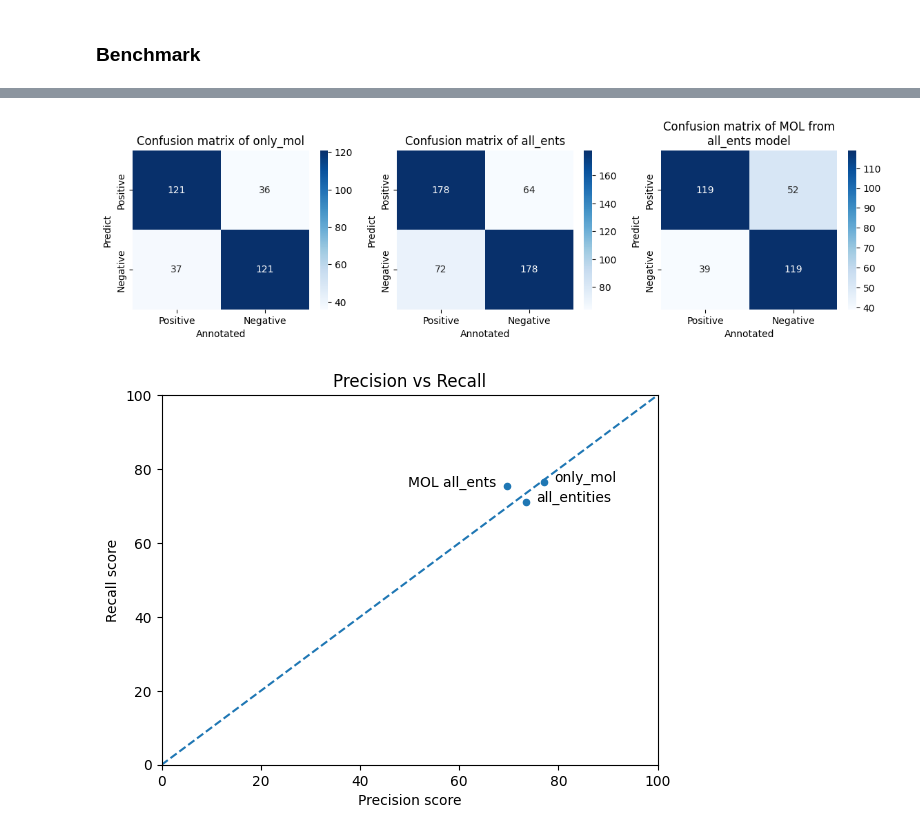
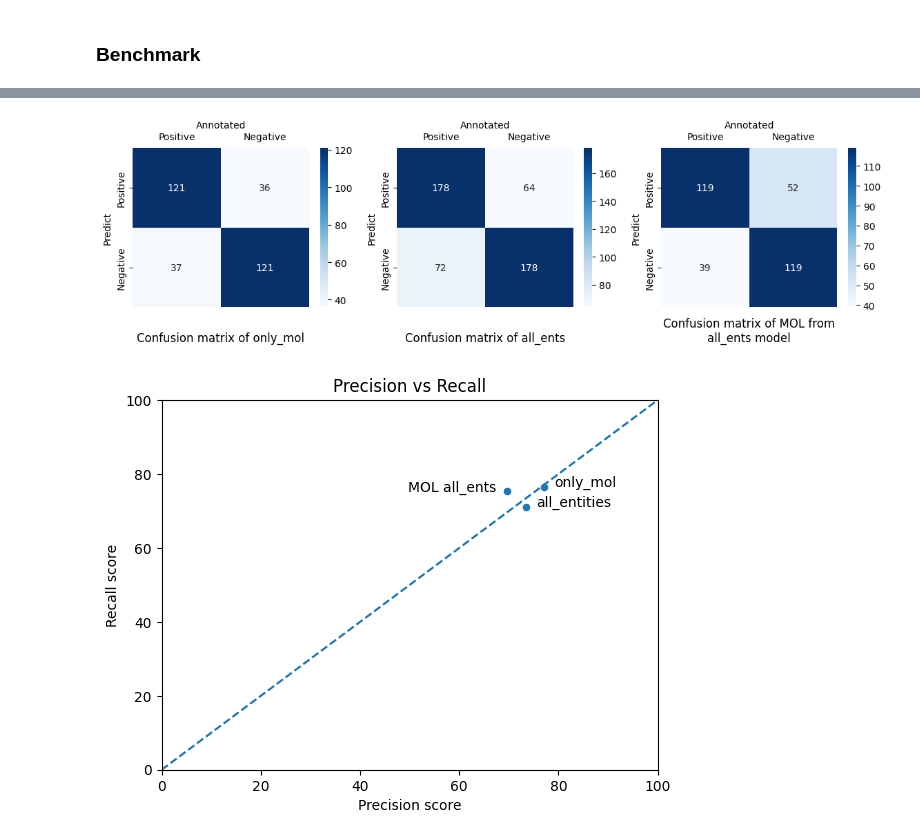
Before and after one commit to pierrepo/mdner, a Jupyter notebook: notebooks/evaluate_mdner.ipynb, the cells around one changed output, grey strips where cells are left out. Cells and saved outputs as stored; diff of their text form; code cells hidden in the pictures.

```diff
--- a/notebooks/evaluate_mdner.ipynb
+++ b/notebooks/evaluate_mdner.ipynb
@@ -178,23 +206,62 @@ for i, parms in enumerate(parameters) :
+# %%
+#--------------------------Define functions to get the confusion matrix--------------------------#
+
+def get_entities(doc, only_mol):
+    ents = [(ent.text, ent.start_char, ent.end_char, ent.label_) for ent in doc.ents]
+    if only_mol:
+        ents = [ent for ent in ents if ent[3] == "MOL"]
+    return ents
+
+def get_confusion_matrix(name_model, only_mol):
+    path = f"../results/colab/{name_model}"
+    ner = spacy.load(f"{path}/models/model-best/")
+    with open(f"{path}/eval_data.spacy", "rb") as f:
+        doc_bin = spacy.tokens.DocBin().from_bytes(f.read())
+    tp, fp, fn, tn = 0, 0, 0, 0
+    for doc in doc_bin.get_docs(ner.vocab):
+        pred_ents = get_entities(ner(doc.text), only_mol)
+        true_ents = get_entities(doc, only_mol)
+        tp += len([ent for ent in true_ents if ent in pred_ents])
+        fp += len([ent for ent in pred_ents if ent not in true_ents])
+        fn += len([ent for ent in true_ents if ent not in pred_ents])
+        tn += len([ent for ent in pred_ents if ent in true_ents])
+    return tp, fp, fn, tn
+
+tp, fp, fn, tn = [], [], [], []
+pscores, rscores = [], []
+parameters = [("only_mol", False), ("all_ents", False), ("all_ents", True)]
+
+for parm_name, parm_val in parameters:
+    tmp_tp, tmp_fp, tmp_fn, tmp_tn = get_confusion_matrix(parm_name, parm_val)
+    tp.append(tmp_tp)
+    fp.append(tmp_fp)
+    fn.append(tmp_fn)
+    tn.append(tmp_tn)
+#    pscores.append(tmp_tp / (tmp_tp + tmp_fp) * 100)
+#    rscores.append(tmp_tp / (tmp_tp + tmp_fn) * 100)
+#    print(f"[{parm_name}_{parm_val}]", "Precision:", f"{pscores[-1]:.2f}", "Recall:", f"{rscores[-1]:.2f}")
 # %%
 # Convert list of scores into a pd.DataFrame
 df_cm = []
 for i in range(len(parameters)) :
     df_cm.append(pd.DataFrame(
         [[tp[i], fp[i]], [fn[i], tn[i]]],
         index=["Positive", "Negative"],
         columns=["Positive", "Negative"]
     ))
 
 # Display confusion matrix
 fig, axs = plt.subplots(1, 3, figsize=(14, 3))
 for i, parms in enumerate(parameters):
     sns.heatmap(df_cm[i], annot=True, cmap='Blues', fmt='d', ax=axs[i])
     axs[i].set_xlabel('Annotated')
     axs[i].set_ylabel('Predict')
     title = "MOL from\n" + parms[0] + " model" if i == 2 else parms[0]
-    axs[i].set_title("Confusion matrix of " +  title)
+    axs[i].set_title("Confusion matrix of " +  title, y=-0.25)
+    axs[i].tick_params(axis='both', which='major', labelsize=10, labelbottom = False, bottom=False, top = False, labeltop=True)
+    axs[i].xaxis.set_label_position('top')
 # %% [output]
-[figure, old version]
+[figure, new version]
 # %%
 name_models = ["only_mol", "all_entities", "MOL all_ents"]
 df = pd.DataFrame({"x":pscores, "y":rscores, "model":name_models})
```
Also changed, not shown: parts of 31 cells of this notebook.
